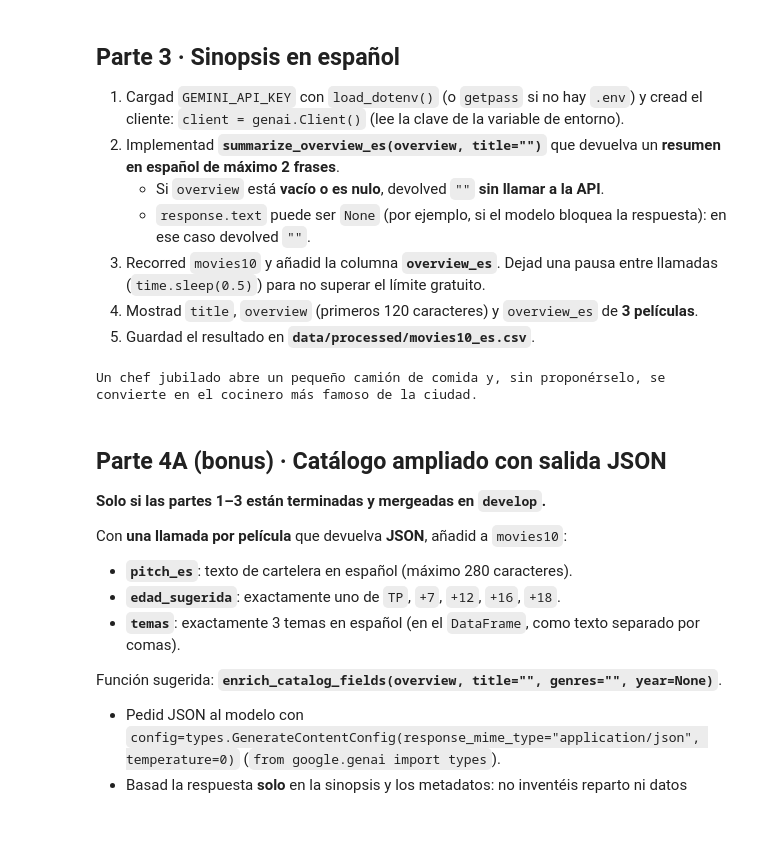
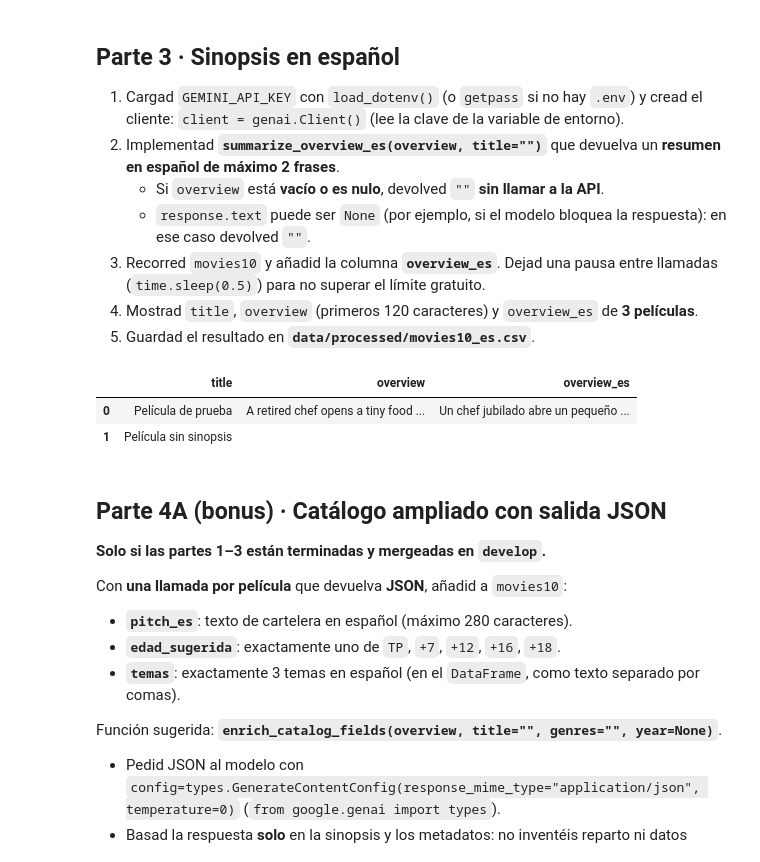
Before and after one commit to txabeRito/tc-catalogo-peliculas, a Jupyter notebook: 04_gemini.ipynb, the cells around one changed output. Drawn from its saved outputs; the diff is of its cells as text; code cells hidden in the pictures; blank space fills up the shorter version.

Commit message:
feat: resumen overview_es con Gemini y guardado del CSV

```diff
--- a/04_gemini.ipynb
+++ b/04_gemini.ipynb
@@ -78,7 +78,7 @@ MODEL = "gemini-3.5-flash-lite"
 def summarize_overview_es(overview, title=""):
     if not overview or pd.isna(overview):
         return ""
-    prompt = f"Traduce al español en un maximo de 2 frases. Devuelve solo el resumen de texto: {overview}"
+    prompt = f"Genera un resumen en español de un maximo de 2 frases. Devuelve solo el resumen de texto: {overview}"
     response = client.models.generate_content(
         model=MODEL,
         contents=prompt,
@@ -87,8 +87,19 @@ def summarize_overview_es(overview, title=""):
         return ""
     else:
         return response.text
+
+import time
+for idx, fila in movies10.iterrows():
+    resultado = summarize_overview_es(fila["overview"], fila["title"])
+    movies10.loc[idx, "overview_es"] = resultado
+    time.sleep(0.5)
-# %%
-print(summarize_overview_es(movies10.loc[0, "overview"]))
-# %% [output]
-Un chef jubilado abre un pequeño camión de comida y, sin proponérselo, se convierte en el cocinero más famoso de la ciudad.
+# %%
+#4 --- Mostrar movies10_es.csv ---
+vista = movies10[["title", "overview", "overview_es"]].copy()
+vista["overview"] = vista["overview"].str[:120]
+vista.head(3)
+# %% [output]
+|  | title | overview | overview_es |
+| 0 | Película de prueba | A retired chef opens a tiny food ... | Un chef jubilado abre un pequeño ... |
+| 1 | Película sin sinopsis |  |  |
 # %%
```
Also changed, not shown: parts of 1 cell of this notebook.
